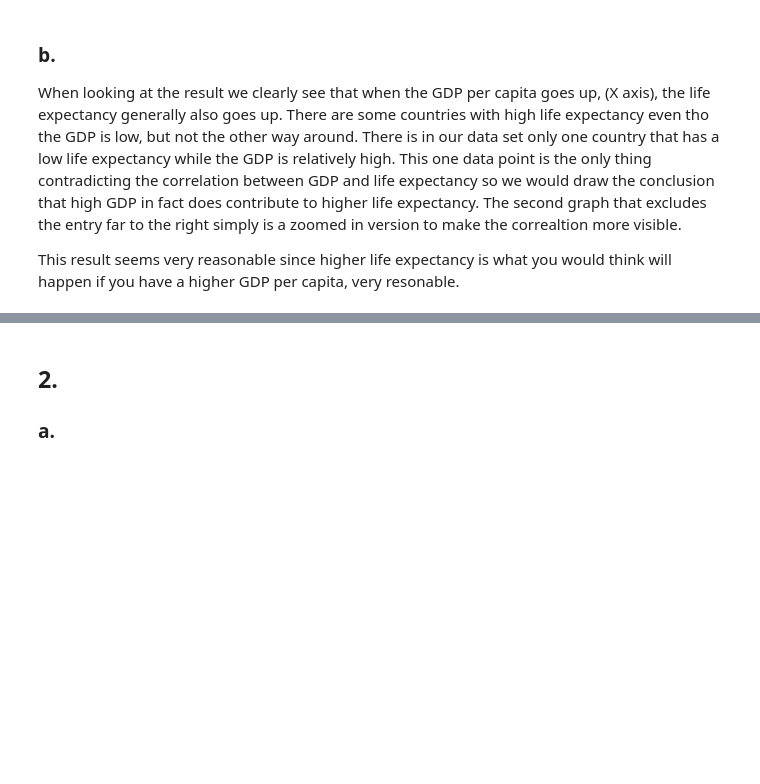
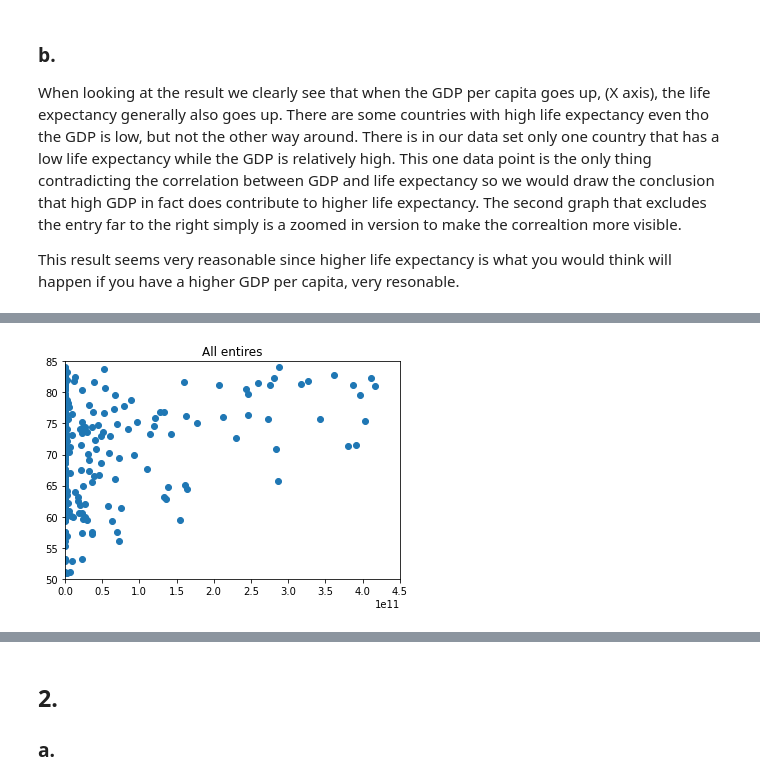
Before and after one commit to Peptski/Data-Science-and-AI, a Jupyter notebook: Assignment1/notebook/Assignment1.ipynb, the cells around one changed output, grey strips where cells are left out. Drawn from its saved outputs; the diff is of its cells as text; code cells hidden in the pictures; blank space fills up the shorter version.

```diff
--- a/Assignment1/notebook/Assignment1.ipynb
+++ b/Assignment1/notebook/Assignment1.ipynb
@@ -70,11 +91,14 @@ COMMENT : We might have to display the countries that have GDP below mean and li
 # %%
-countries_lowGDP_highLE = set()
-mean_for_data = data.mean(axis=0)
+countries_lowGDP_highLE = []
 for index2, row2 in df2.iterrows():
     if row2['Year'] == 2015:
         for index1, row1 in df1.iterrows():
             if row1['GDP per capita'] < data.mean(axis=0)[0] and row2['Life expectancy (years)'] > data.mean(axis=0)[1] :
-                countries_lowGDP_highLE.add(row1['Entity'])
+                countries_lowGDP_highLE.append(row1['Entity'])
 
-print(countries_lowGDP_highLE)
+dfd = pd.DataFrame(countries_lowGDP_highLE)
+pd.set_option("display.max_rows", 50, "display.max_columns", 50)
+print(dfd)
+
+print(data.mean(axis=0))
 # %% [output]
@@ -86,10 +119,0 @@ COMMENT: same as previous question mean plus SD or just mean? The above mentione
-# %%
-countries_highGDP_lowLE = set()
-mean_for_data = data.mean(axis=0)
-for index2, row2 in df2.iterrows():
-    if row2['Year'] == 2015:
-        for index1, row1 in df1.iterrows():
-            if row1['GDP per capita'] > data.mean(axis=0)[0] and row2['Life expectancy (years)'] < data.mean(axis=0)[1] :
-                countries_lowGDP_highLE.add(row1['Entity'])
-
-print(countries_lowGDP_highLE)
@@ -100,0 +125,22 @@ TODO
+# %%
+x1 = []
+y1 = []
+
+df3 = pd.read_csv('../data/national-gdp.csv')
+
+for index2, row2 in df2.iterrows():
+    if row2['Year'] == 2015:
+        for index3, row3 in df3.iterrows():
+            if row3['Year'] == 2015 and row3["Entity"] == row2["Entity"]:
+                x.append(row3["Total output-side real GDP at chained PPPs (tot_rgdp_o) (PWT 9.1 (2019))"])
+                y.append(row2['Life expectancy (years)'])
+
+data = np.column_stack((x, y))
+
+plt.scatter(x, y)
+plt.title('All entires')
+plt.xlim([0, 450000000000])
+plt.ylim([50, 85])
+plt.show()
+# %% [output]
+[figure, added]
```
Also changed, not shown: parts of 12 cells of this notebook, 3 other files.
